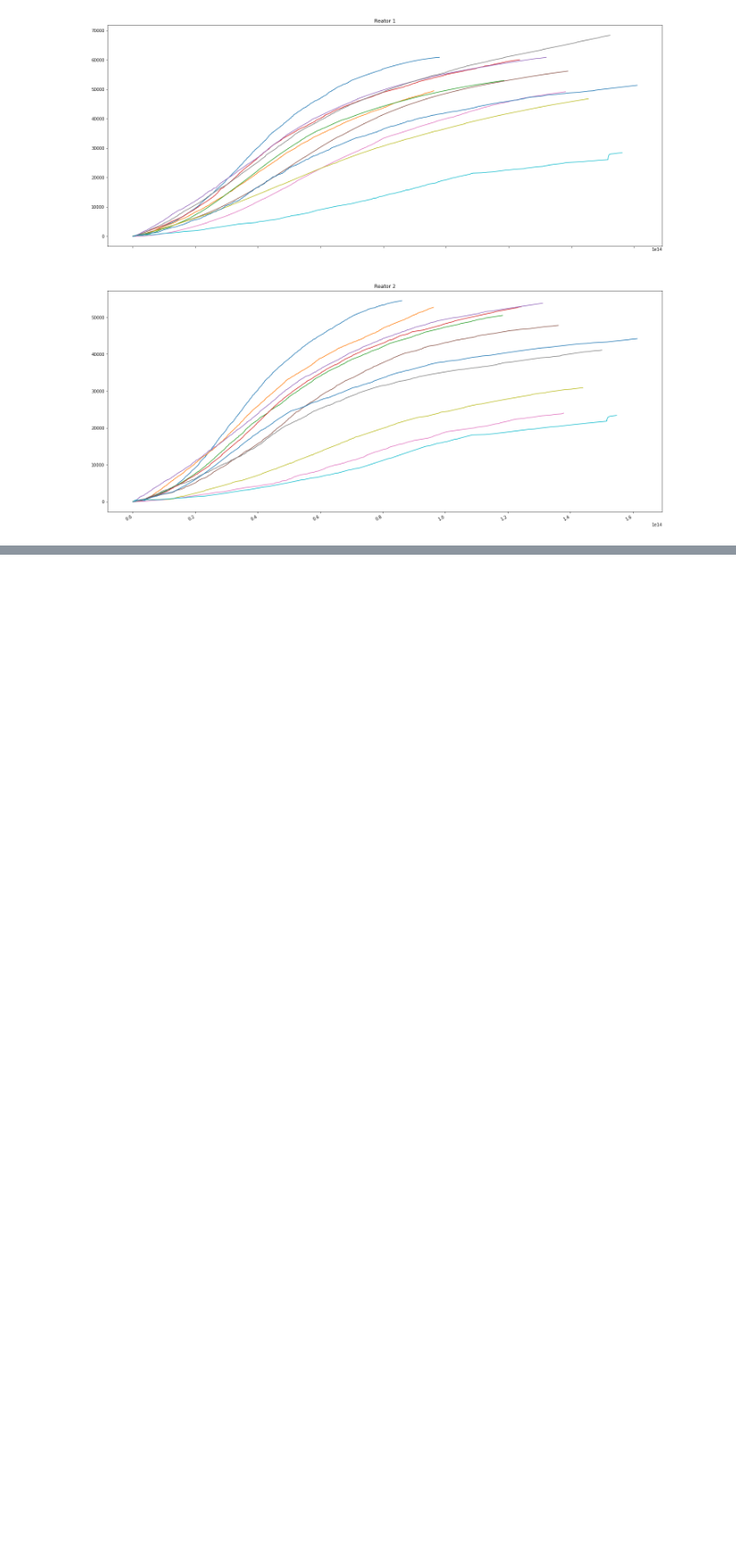
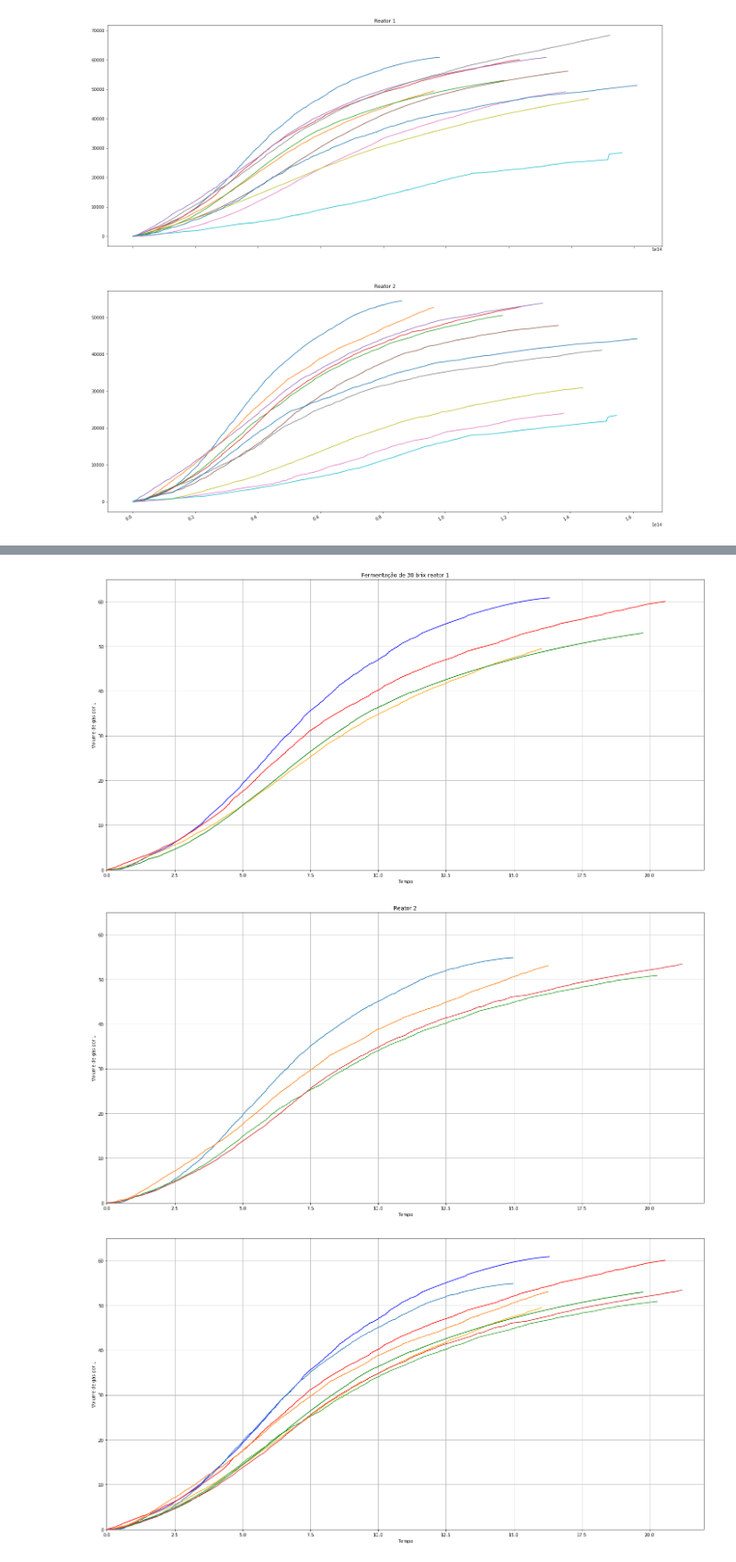
Before and after one commit to ericalbertodasilva/scada-reactor-fermentation, a Jupyter notebook: analytics/cleared_the_data.ipynb, the cells around one changed output, grey strips where cells are left out. Shown at 92% size. Drawn from its saved outputs; the diff is of its cells as text; code cells hidden in the pictures; blank space fills up the shorter version.

Commit message:
feat: kinetic graphics

```diff
--- a/analytics/cleared_the_data.ipynb
+++ b/analytics/cleared_the_data.ipynb
@@ -376,3 +376,39 @@ ax2.set_title("Reator 2")
 fig.autofmt_xdate()
 # %% [output]
 [figure]
+# %%
+fig1, ax1 = plt.subplots(figsize=(24, 12))
+plt.grid(True)
+plt.ylabel('Volume de gás por L')
+plt.xlabel('Tempo')
+plt.xlim(0, 22)
+plt.ylim(0, 65)
+fig2, ax2 = plt.subplots(figsize=(24, 12))
+plt.ylabel('Volume de gás por L')
+plt.xlabel('Tempo')
+plt.grid(True)
+plt.xlim(0, 22)
+plt.ylim(0, 65)
+fig3, ax3 = plt.subplots(figsize=(24, 12))
+plt.ylabel('Volume de gás por L')
+plt.xlabel('Tempo')
+plt.grid(True)
+plt.xlim(0, 22)
+plt.ylim(0, 65)
+
+print("Legenda Reator 1")
+ax1.set_title("Fermentação de 30 brix reator 1")
+for tratamento, cor in [[1, 'blue'],[4,'orange'],[7, 'green'],[12, 'red']]:
+    filter = register_reator_1.tratamento == tratamento
+    ax1.plot(((register_reator_1.data_registro[filter].iloc[:-4] - register_reator_1.data_registro[filter].iloc[:-4].min()).dt.total_seconds())/6000, (register_reator_1.reator_CO2_1[filter].iloc[:-4])/1000, cor)
+    ax3.plot(((register_reator_1.data_registro[filter].iloc[:-4] - register_reator_1.data_registro[filter].iloc[:-4].min()).dt.total_seconds())/6000, (register_reator_1.reator_CO2_1[filter].iloc[:-4])/1000, cor)
+    print("Tratamento: " + str(tratamento) + ", Cor: " + cor + ", data Inicial: " + str(register_reator_1.data_registro[filter].iloc[:-4].min()) + ", final: " + str(register_reator_1.data_registro[filter].iloc[:-4].max()))
+
+print("Legenda Reator 2")
+ax2.set_title("Reator 2")
+for tratamento, cor in [[4, 'purple'],[8,'brown'],[12, 'pink'],[16, 'gray']]:
+    filter = register_reator_2.tratamento == tratamento
+    ax2.plot(((register_reator_2.data_registro[filter] - register_reator_2.data_registro[filter].min()).dt.total_seconds())/6000, (register_reator_2.reator_CO2_2[filter])/1000, '-')
+    ax3.plot(((register_reator_2.data_registro[filter] - register_reator_2.data_registro[filter].min()).dt.total_seconds())/6000, (register_reator_2.reator_CO2_2[filter])/1000, '-')
+    print("Tratamento: " + str(tratamento) + ", Cor: " + cor + ", data Inicial: " + str(register_reator_2.data_registro[filter].min()) + ", final: " + str(register_reator_2.data_registro[filter].max()))
+# %% [output]
@@ -378,0 +425,3 @@ fig.autofmt_xdate()
+[figure, added]
+[figure, added]
+[figure, added]
```
Also changed, not shown: parts of 6 cells of this notebook.
